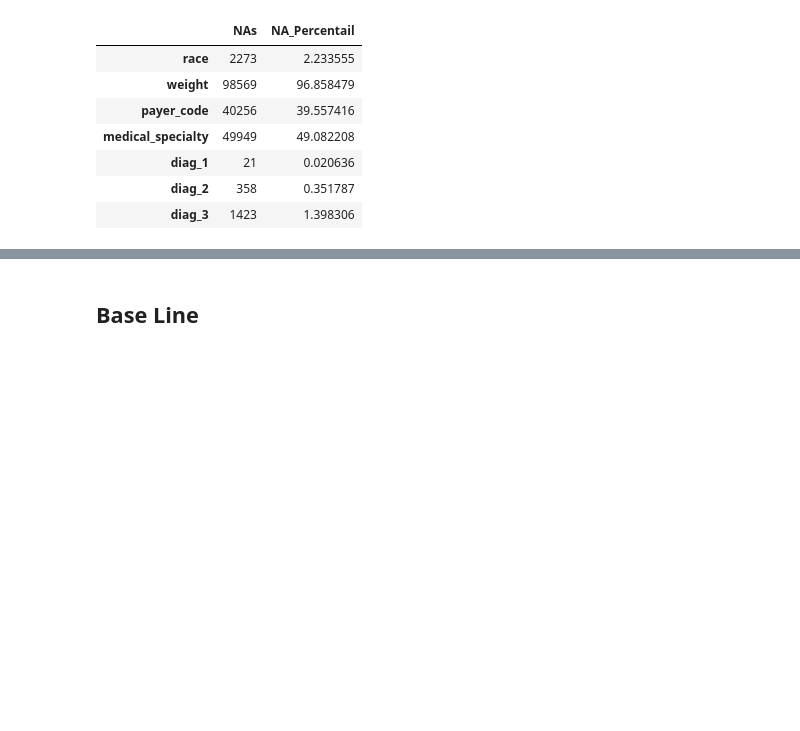
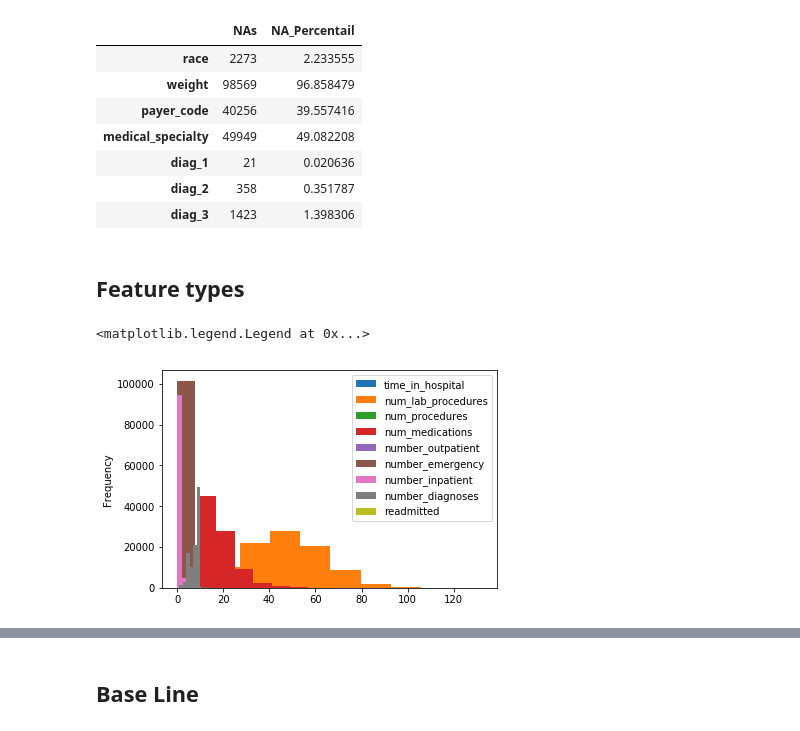
Before and after one commit to wowChelios/DS_TermProject, a Jupyter notebook: EDA_1.ipynb, the cells around one changed output, grey strips where cells are left out. Saved outputs shown, nothing was run; the diff lists cells and outputs as text; code cells hidden in the pictures; blank space fills up the shorter version.

```diff
--- a/EDA_1.ipynb
+++ b/EDA_1.ipynb
@@ -79,0 +79,2 @@ X = pd.get_dummies(X, drop_first=True)
+# %% [markdown]
+## Feature types
@@ -79,0 +86,8 @@ X = pd.get_dummies(X, drop_first=True)
+# %%
+col_numerical = list(df.dtypes[df.dtypes == "int64"][2:].index)
+for col in col_numerical:
+    df[col].plot.hist()
+plt.legend()
+# %% [output]
+<matplotlib.legend.Legend at 0x...>
+[figure, added]
```
Also changed, not shown: parts of 22 cells of this notebook.
